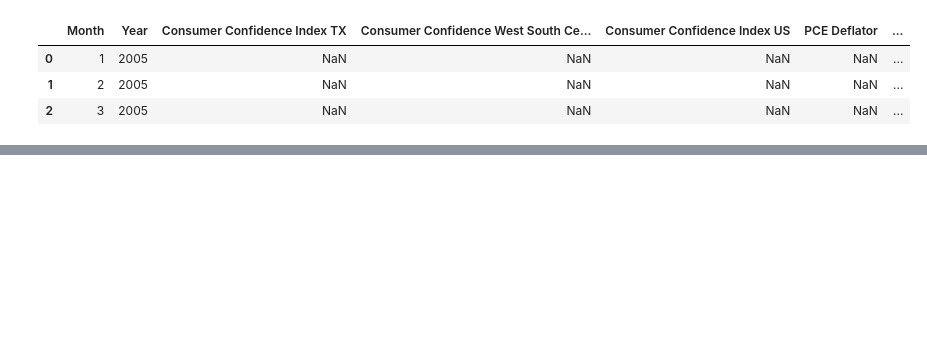
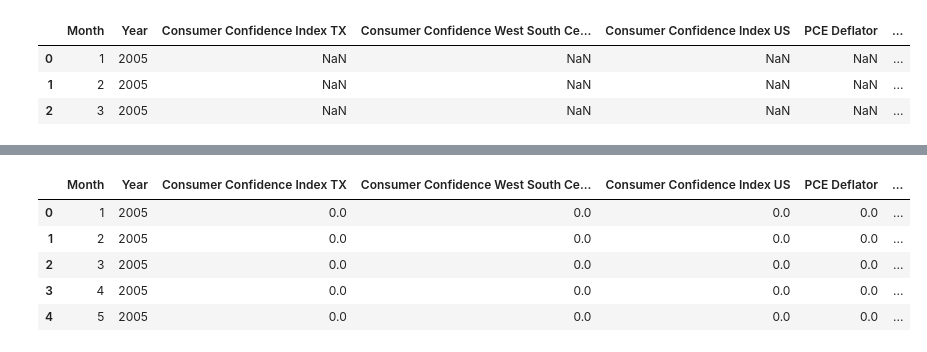
Before and after one commit to MWPerrineJr/Data_Mining_Final, a Jupyter notebook: data mining final1.ipynb, the cells around one changed output, grey strips where cells are left out. Cells and saved outputs as stored; diff of their text form; code cells hidden in the pictures; blank space fills up the shorter version.

```diff
--- a/data mining final1.ipynb
+++ b/data mining final1.ipynb
@@ -350,0 +391,11 @@ key_eco.head(3)
+# %%
+key_eco_1 = key_eco.fillna(0)
+# %%
+key_eco_1.head()
+# %% [output]
+|  | Month | Year | Consumer Confidence Index TX | Consumer Confidence West South Ce... | Consumer Confidence Index US | PCE Deflator | ... |
+| 0 | 1 | 2005 | 0.0 | 0.0 | 0.0 | 0.0 | ... |
+| 1 | 2 | 2005 | 0.0 | 0.0 | 0.0 | 0.0 | ... |
+| 2 | 3 | 2005 | 0.0 | 0.0 | 0.0 | 0.0 | ... |
+| 3 | 4 | 2005 | 0.0 | 0.0 | 0.0 | 0.0 | ... |
+| 4 | 5 | 2005 | 0.0 | 0.0 | 0.0 | 0.0 | ... |
```
Also changed, not shown: parts of 21 cells of this notebook.
